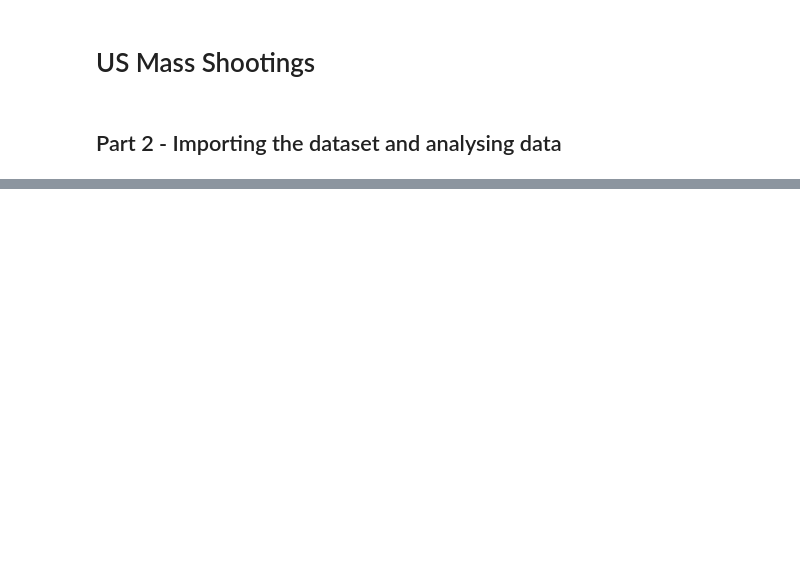
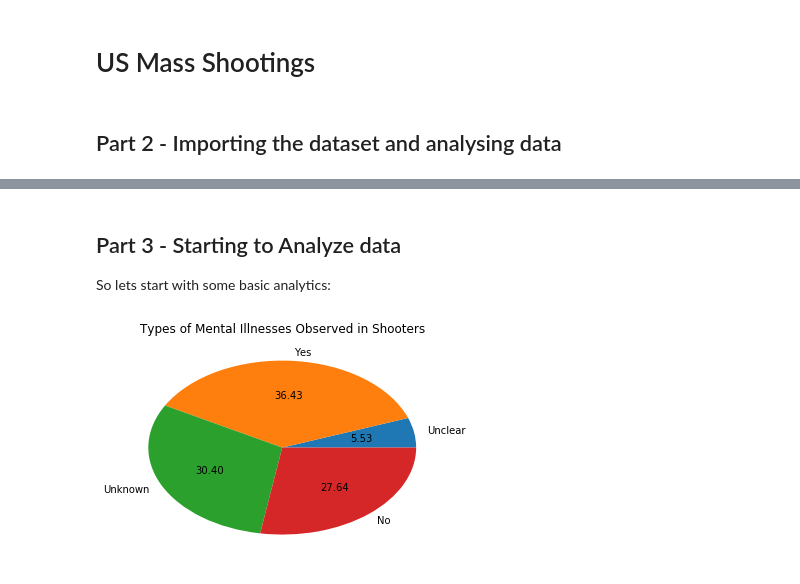
Before and after one commit to nikolaevra/us-mass-shootings-notebook, a Jupyter notebook: US Mass Shootings.ipynb, the cells around one changed output, grey strips where cells are left out. Cells and saved outputs as stored; diff of their text form; code cells hidden in the pictures; blank space fills up the shorter version.

Commit message:
-  expanded the graphs added new ones and improved the old ones as well

```diff
--- a/US Mass Shootings.ipynb
+++ b/US Mass Shootings.ipynb
@@ -32,0 +19,4 @@ print(dataset.iloc[115:120, :])
+# %% [markdown]
+## Part 3 - Starting to Analyze data
+
+So lets start with some basic analytics:
@@ -32,0 +25,23 @@ print(dataset.iloc[115:120, :])
+# %%
+import matplotlib.pyplot as plt
+
+m_illness = dataset.iloc[:, 7].values
+
+# categorize all of the types of illnesses
+ill_dict = dict()
+
+for item in m_illness:
+    if item not in ill_dict:
+        ill_dict[item] = 1
+    else:
+        ill_dict[item] += 1
+
+all_illnesses = list(ill_dict.keys())
+n_per_illness = list(ill_dict.values())
+
+# plot the results
+plt.pie(n_per_illness, labels=all_illnesses, autopct='%.2f')
+plt.title('Types of Mental Illnesses Observed in Shooters')
+plt.show()
+# %% [output]
+[figure, added]
```
Also changed, not shown: parts of 11 cells of this notebook, 2 other files.
